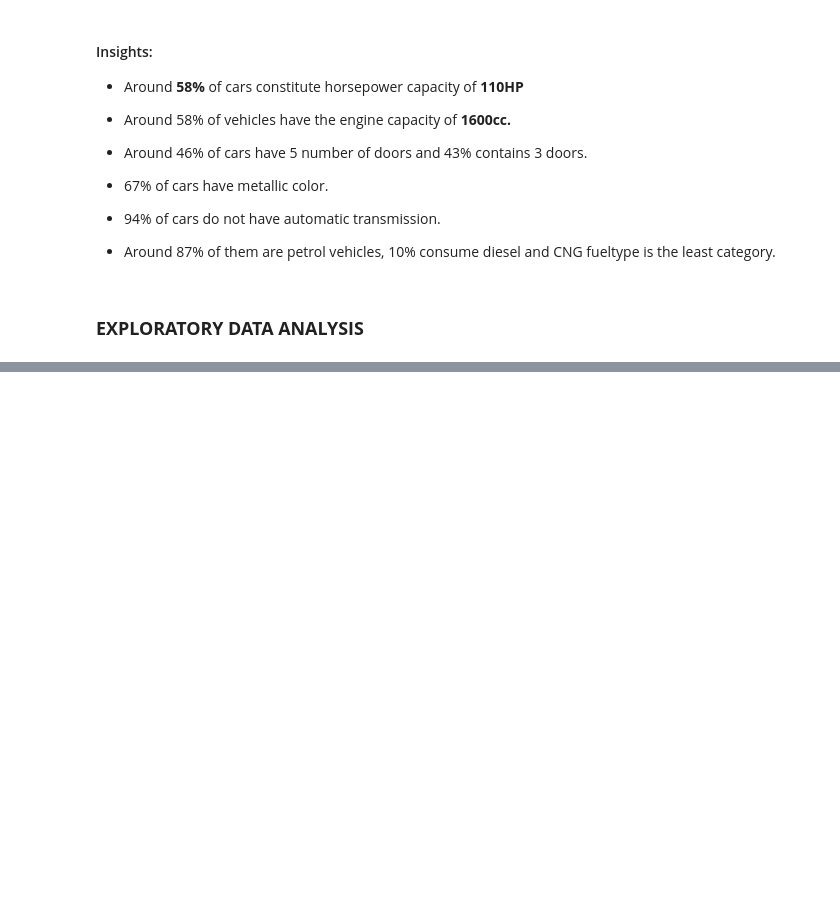
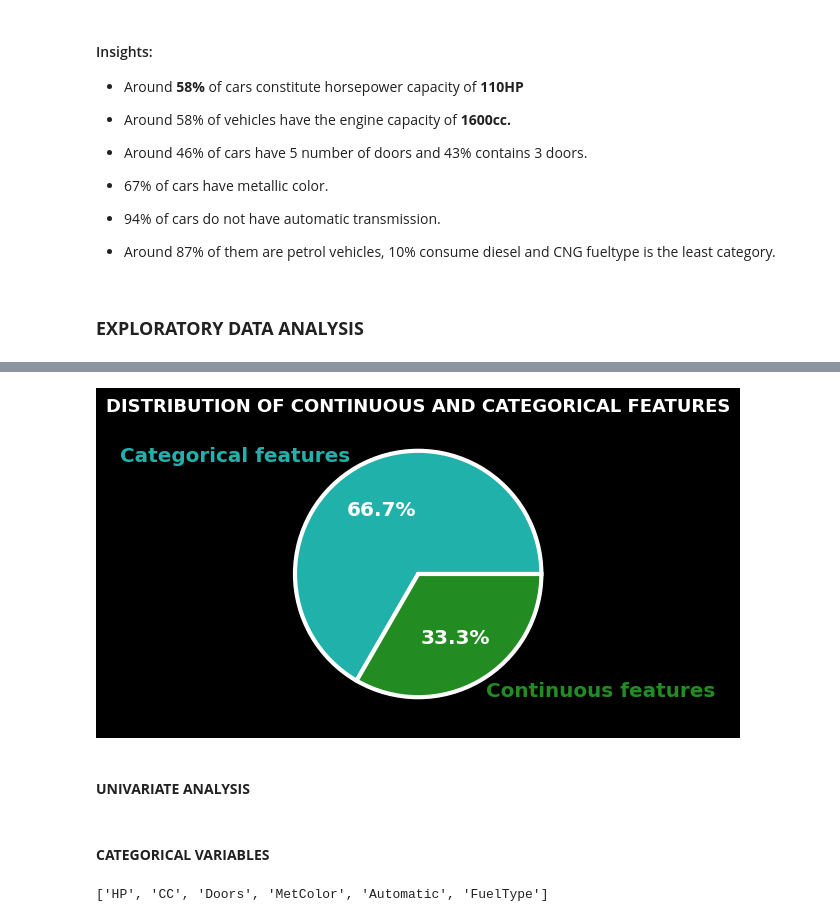
Before and after one commit to shanusaras/Deep_Learning_projects, a Jupyter notebook: Car_price_prediction/Car_price_prediction.ipynb, the cells around one changed output, grey strips where cells are left out. Saved outputs shown, nothing was run; the diff lists cells and outputs as text; code cells hidden in the pictures; blank space fills up the shorter version.

```diff
--- a/Car_price_prediction/Car_price_prediction.ipynb
+++ b/Car_price_prediction/Car_price_prediction.ipynb
@@ -279,0 +316,32 @@ for column in categorical_features:
+# %%
+# piechart showing the distribution of predictors
+
+fig, ax= plt.subplots(figsize= (4, 4), facecolor= 'black')
+patches, texts, pcts= ax.pie([len(categorical_features), len(continuous_features)],
+                             autopct= '%.1f%%',
+                             labels= ['Categorical features', 'Continuous features'],
+                             colors=['lightseagreen', 'forestgreen'],
+                             textprops= {'size': 'x-large'},
+                             wedgeprops= {'linewidth':3, 'edgecolor': 'white'})
+
+
+# styling the percent values
+plt.setp(pcts, fontweight= 'bold', color= 'white')
+plt.setp(texts, fontweight= 600)
+
+# for each wedge, styling the corresponding text label color---> to the wedge's face color
+for i, patch in enumerate(patches):
+    texts[i].set_color(patch.get_facecolor())
+
+plt.title('DISTRIBUTION OF CONTINUOUS AND CATEGORICAL FEATURES', color= 'white', fontsize= 13, fontweight = 'bold')
+plt.show()
+# %% [output]
+[figure, added]
+# %% [markdown]
+#### **UNIVARIATE ANALYSIS**
+# %% [markdown]
+#### **CATEGORICAL VARIABLES**
+# %%
+categorical_features
+# %% [output]
+['HP', 'CC', 'Doors', 'MetColor', 'Automatic', 'FuelType']
```
Also changed, not shown: parts of 18 cells of this notebook.
